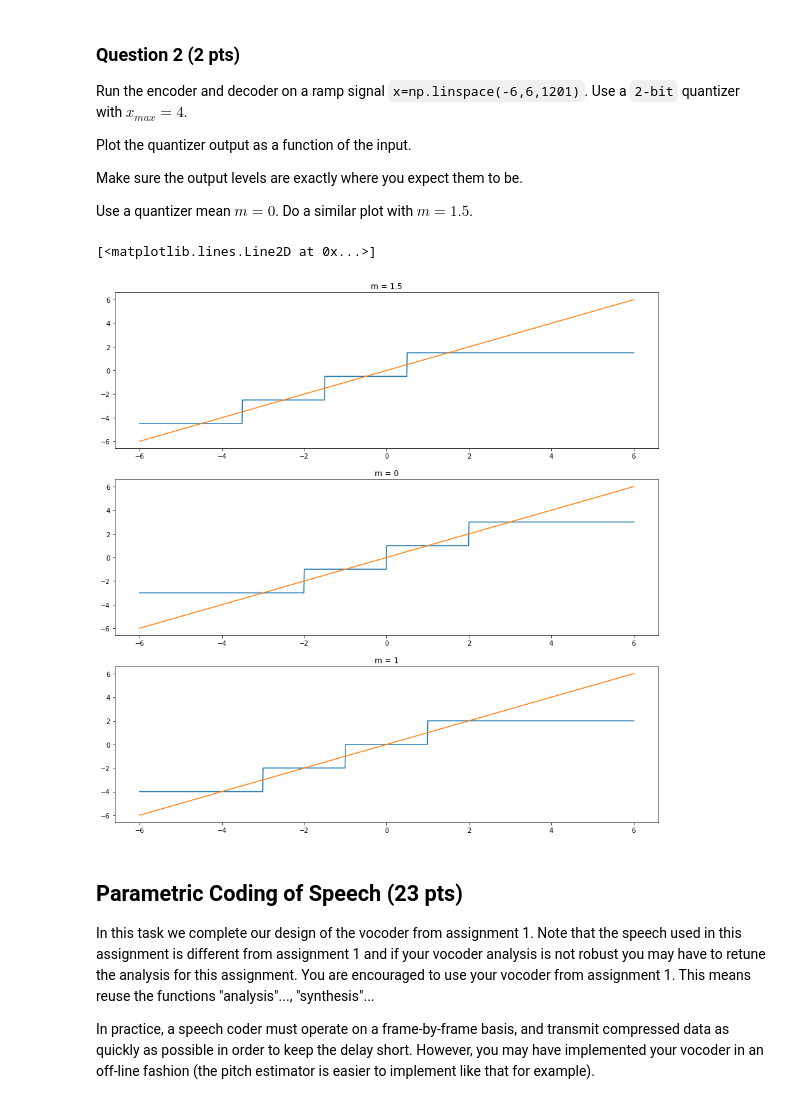
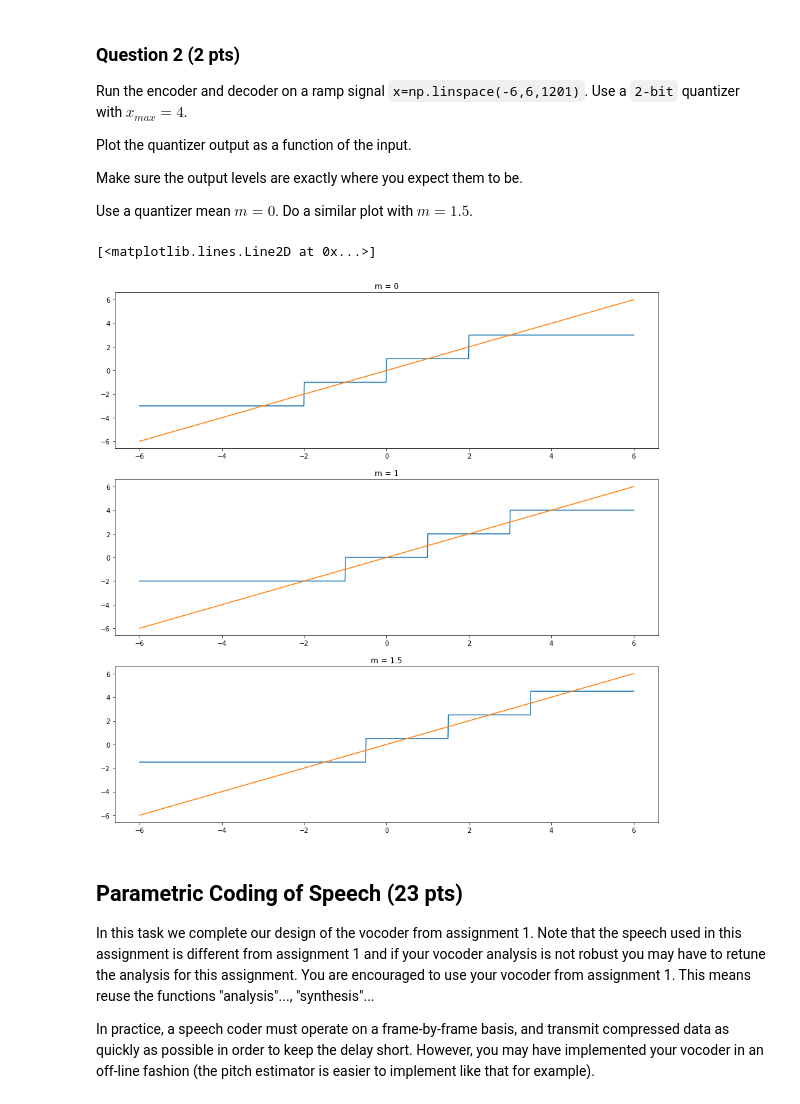
Before and after one commit to bossersimon/EQ2321, a Jupyter notebook: lab2/assignment_2.ipynb, the cells around one changed output. Drawn from its saved outputs; the diff is of its cells as text; code cells hidden in the pictures.

```diff
--- a/lab2/assignment_2.ipynb
+++ b/lab2/assignment_2.ipynb
@@ -97,28 +112,34 @@ Use a quantizer mean $m=0$. Do a similar plot with $m=1.5$.
 # %%
 import matplotlib.pyplot as plt
 
 x=np.linspace(-6,6,1201)
 
-v = sq_enc(x, 2, 4, 1.5) # xin, nbits, xmax, m
-v2 = sq_enc(x, 2, 4, 0) # xin, nbits, xmax, m
-v3 = sq_enc(x, 2, 4, 1) # xin, nbits, xmax, m
+
+c = sq_enc(x,2,4,0)
+v = sq_dec(c, 2, 4, 0) # xin, nbits, xmax, m
+
+c2 = sq_enc(x,2,4,1)
+v2 = sq_dec(c2, 2, 4, 1) # xin, nbits, xmax, m
+
+c3 = sq_enc(x,2,4,1.5)
+v3 = sq_dec(c3, 2, 4, 1.5) # xin, nbits, xmax, m
 
 
 fig, axs = plt.subplots(3, figsize= (15,15))
-axs[0].set_title("m = 1.5")
+axs[0].set_title("m = 0")
 axs[0].plot(x,v)
 axs[0].plot(x,x)
 
-axs[1].set_title("m = 0")
+axs[1].set_title("m = 1")
 axs[1].plot(x,v2)
 axs[1].plot(x,x)
 
-axs[2].set_title("m = 1")
+axs[2].set_title("m = 1.5")
 axs[2].plot(x,v3)
 axs[2].plot(x,x)
 # %% [output]
 [<matplotlib.lines.Line2D at 0x...>]
-[figure, old version]
+[figure, new version]
 # %% [markdown]
 ## Parametric Coding of Speech (23 pts)
 
```
Also changed, not shown: parts of 11 cells of this notebook.
